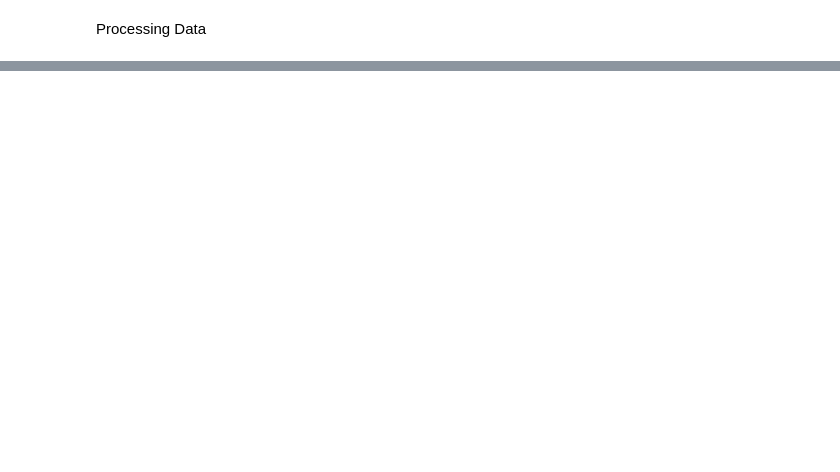
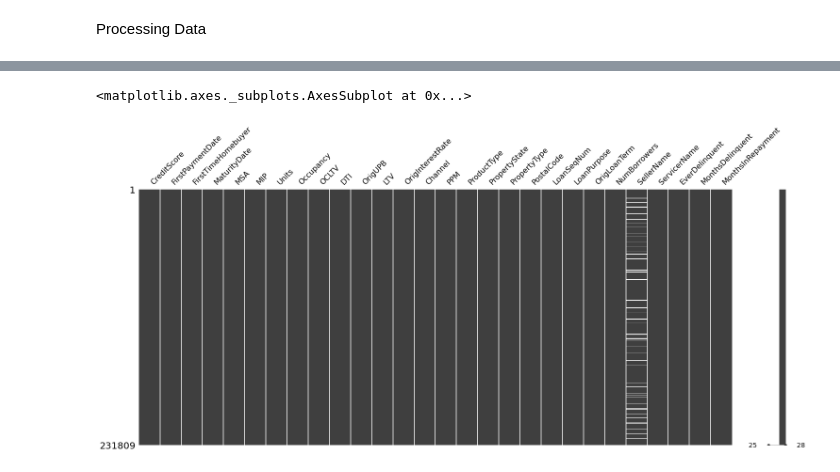
Before and after one commit to SamarHamdy/Train.csv, a Jupyter notebook: FinalProj_Samar.ipynb, the cells around one changed output, grey strips where cells are left out. Drawn from its saved outputs; the diff is of its cells as text; code cells hidden in the pictures; blank space fills up the shorter version.

```diff
--- a/FinalProj_Samar.ipynb
+++ b/FinalProj_Samar.ipynb
@@ -144,0 +170,6 @@ dtype: int64
+# %%
+#plot shows position of missing values
+msno.matrix(Loan_data)
+# %% [output]
+<matplotlib.axes._subplots.AxesSubplot at 0x...>
+[figure, added]
```
Also changed, not shown: parts of 14 cells of this notebook.
